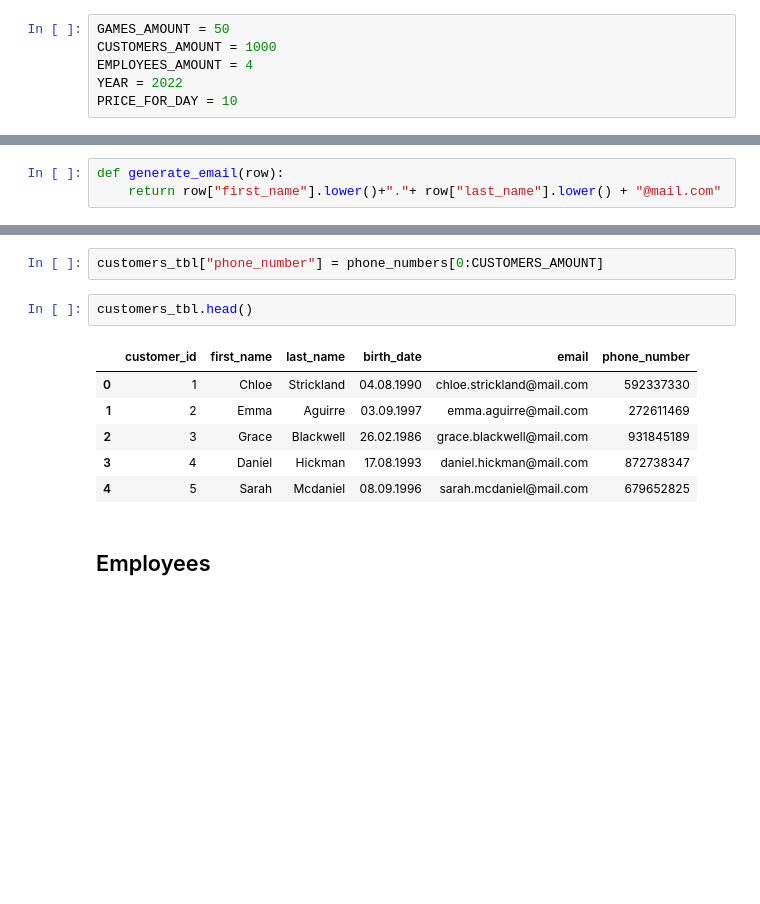
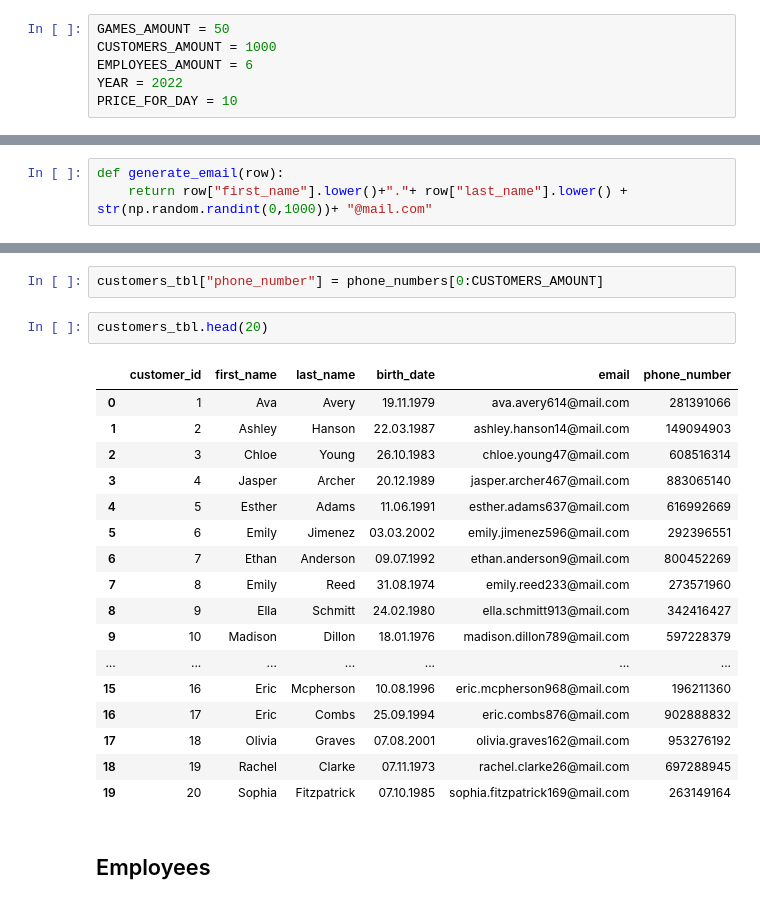
Before and after one commit to maggszy/Geeks-Dragons, a Jupyter notebook: generating.ipynb, the cells around one changed output, grey strips where cells are left out. Cells and saved outputs as stored; diff of their text form; blank space fills up the shorter version.

Commit message:
update generating tables and add on server

```diff
--- a/generating.ipynb
+++ b/generating.ipynb
@@ -30,6 +11,6 @@ games_df.head()
 # %%
 GAMES_AMOUNT = 50
 CUSTOMERS_AMOUNT = 1000
-EMPLOYEES_AMOUNT = 4
+EMPLOYEES_AMOUNT = 6
 YEAR = 2022
 PRICE_FOR_DAY = 10
@@ -81,20 +102,31 @@ birth_dates = [fake.date_between(start_date = "-50y", end_date = "-20y").strftim
 customers_tbl["birth_date"] = birth_dates
 # %%
 def generate_email(row):
-    return row["first_name"].lower()+"."+ row["last_name"].lower() + "@mail.com"
+    return row["first_name"].lower()+"."+ row["last_name"].lower() + str(np.random.randint(0,1000))+ "@mail.com"
 # %%
 customers_tbl["email"] = customers_tbl.apply(lambda row: generate_email(row), axis=1)
 # %%
 customers_tbl["phone_number"] = phone_numbers[0:CUSTOMERS_AMOUNT]
 # %%
-customers_tbl.head()
+customers_tbl.head(20)
 # %% [output]
 |  | customer_id | first_name | last_name | birth_date | email | phone_number |
-| 0 | 1 | Chloe | Strickland | 04.08.1990 | chloe.strickland@mail.com | 592337330 |
-| 1 | 2 | Emma | Aguirre | 03.09.1997 | emma.aguirre@mail.com | 272611469 |
-| 2 | 3 | Grace | Blackwell | 26.02.1986 | grace.blackwell@mail.com | 931845189 |
-| 3 | 4 | Daniel | Hickman | 17.08.1993 | daniel.hickman@mail.com | 872738347 |
-| 4 | 5 | Sarah | Mcdaniel | 08.09.1996 | sarah.mcdaniel@mail.com | 679652825 |
+| 0 | 1 | Ava | Avery | 19.11.1979 | ava.avery614@mail.com | 281391066 |
+| 1 | 2 | Ashley | Hanson | 22.03.1987 | ashley.hanson14@mail.com | 149094903 |
+| 2 | 3 | Chloe | Young | 26.10.1983 | chloe.young47@mail.com | 608516314 |
+| 3 | 4 | Jasper | Archer | 20.12.1989 | jasper.archer467@mail.com | 883065140 |
+| 4 | 5 | Esther | Adams | 11.06.1991 | esther.adams637@mail.com | 616992669 |
+| 5 | 6 | Emily | Jimenez | 03.03.2002 | emily.jimenez596@mail.com | 292396551 |
+| 6 | 7 | Ethan | Anderson | 09.07.1992 | ethan.anderson9@mail.com | 800452269 |
+| 7 | 8 | Emily | Reed | 31.08.1974 | emily.reed233@mail.com | 273571960 |
+| 8 | 9 | Ella | Schmitt | 24.02.1980 | ella.schmitt913@mail.com | 342416427 |
+| 9 | 10 | Madison | Dillon | 18.01.1976 | madison.dillon789@mail.com | 597228379 |
+| ... | ... | ... | ... | ... | ... | ... |
+| 15 | 16 | Eric | Mcpherson | 10.08.1996 | eric.mcpherson968@mail.com | 196211360 |
+| 16 | 17 | Eric | Combs | 25.09.1994 | eric.combs876@mail.com | 902888832 |
+| 17 | 18 | Olivia | Graves | 07.08.2001 | olivia.graves162@mail.com | 953276192 |
+| 18 | 19 | Rachel | Clarke | 07.11.1973 | rachel.clarke26@mail.com | 697288945 |
+| 19 | 20 | Sophia | Fitzpatrick | 07.10.1985 | sophia.fitzpatrick169@mail.com | 263149164 |
 # %% [markdown]
 ## Employees
 # %%
```
Also changed, not shown: parts of 34 cells of this notebook, 3 other files.
